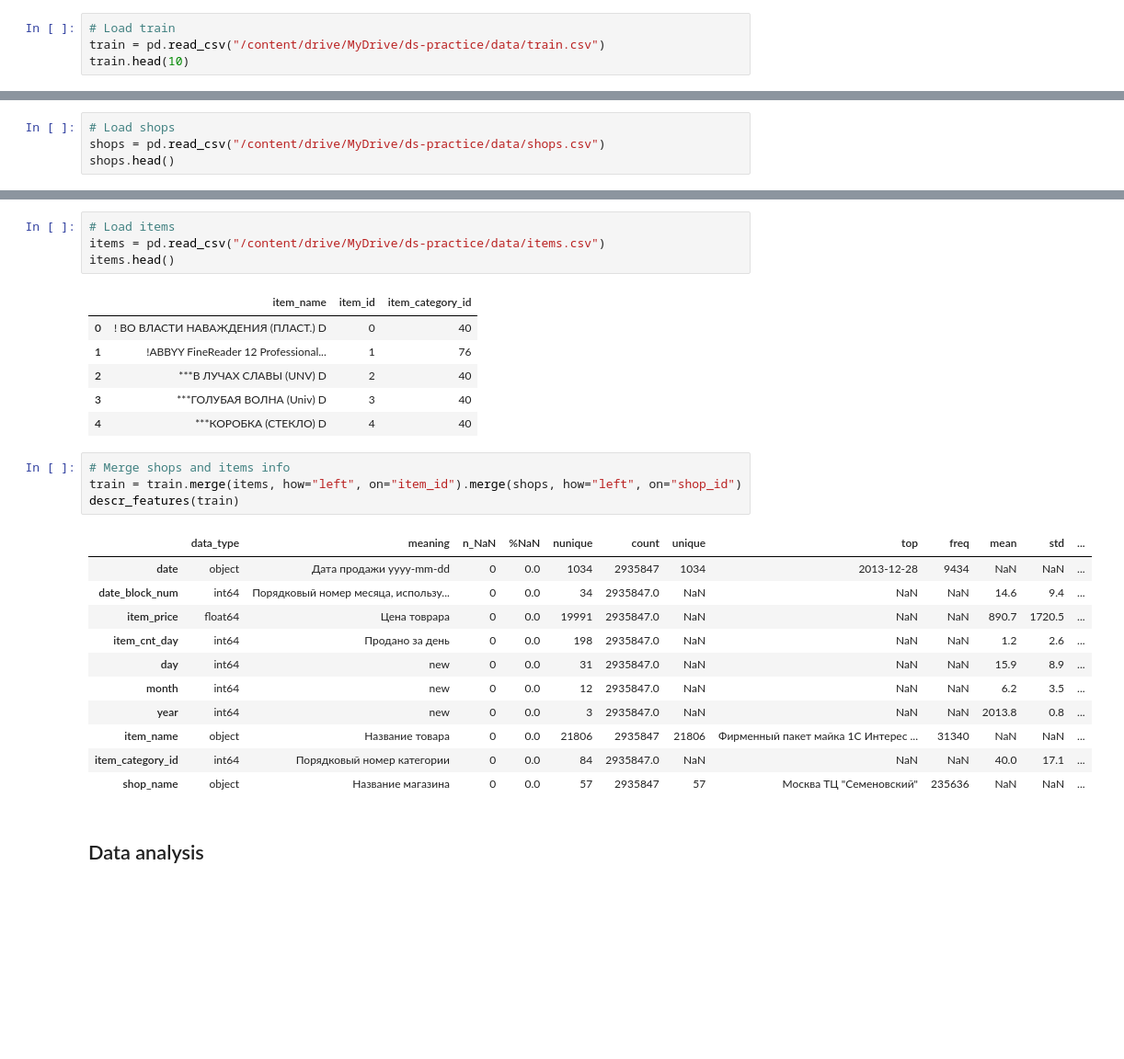
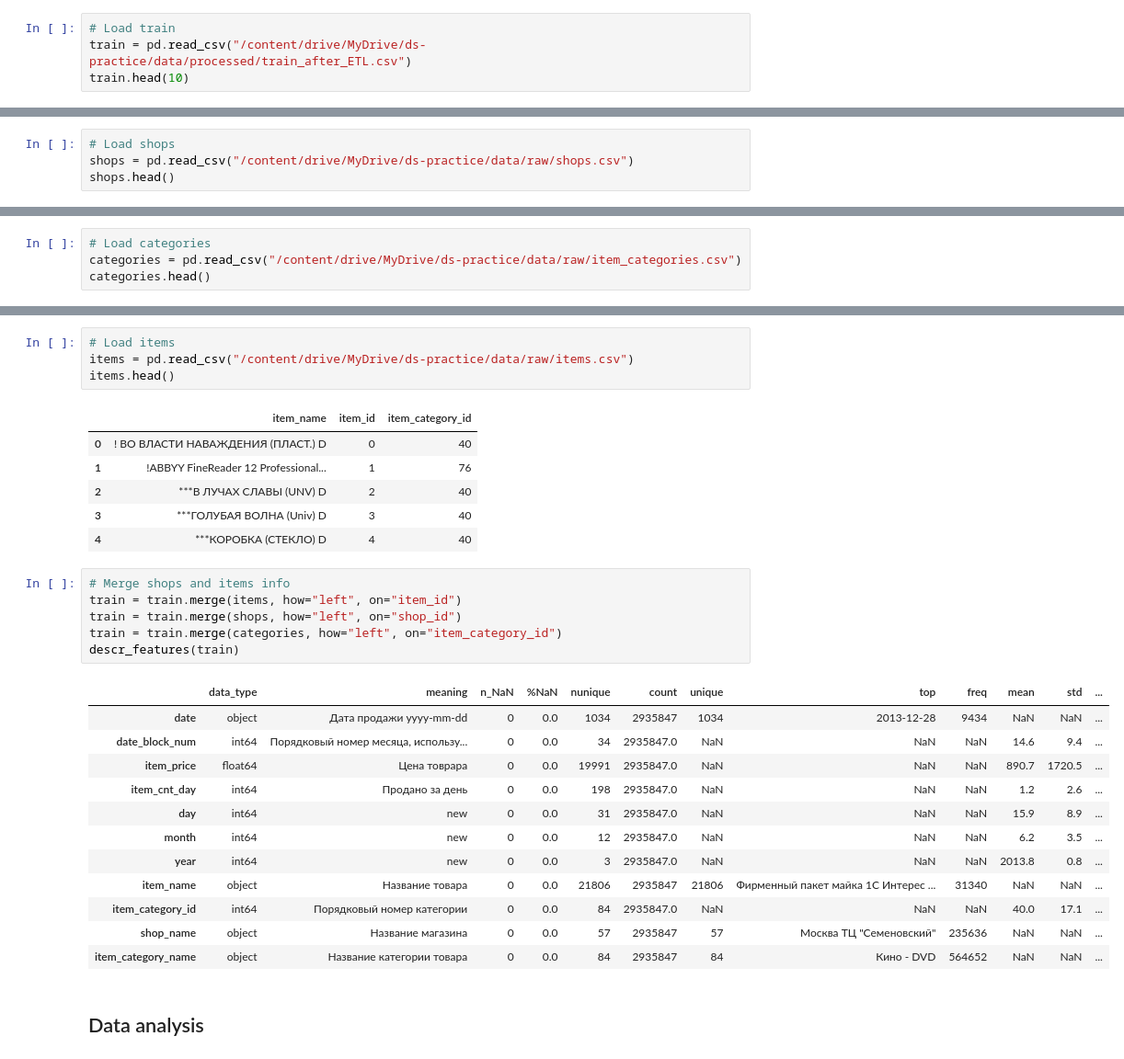
Before and after one commit to katsiarynashymchonak-trainee/ds-practice, a Jupyter notebook: EDA.ipynb, the cells around one changed output, grey strips where cells are left out. Shown at 92% size. Saved outputs shown, nothing was run; the diff lists cells and outputs as text; blank space fills up the shorter version.

```diff
--- a/EDA.ipynb
+++ b/EDA.ipynb
@@ -66,7 +66,7 @@ def descr_features(df):
 ## Data loading
 # %%
 # Load train
-train = pd.read_csv("/content/drive/MyDrive/ds-practice/data/train.csv")
+train = pd.read_csv("/content/drive/MyDrive/ds-practice/data/processed/train_after_ETL.csv")
 train.head(10)
 # %% [output]
 |  | date | date_block_num | shop_id | item_id | item_price | item_cnt_day | day | month | year |
@@ -93,7 +93,7 @@ test.head()
 | 4 | 5 | 5268 |
 # %%
 # Load shops
-shops = pd.read_csv("/content/drive/MyDrive/ds-practice/data/shops.csv")
+shops = pd.read_csv("/content/drive/MyDrive/ds-practice/data/raw/shops.csv")
 shops.head()
 # %% [output]
 |  | shop_name | shop_id |
@@ -102,3 +102,7 @@ shops.head()
 | 2 | Адыгея ТЦ "Мега" | 2 |
 | 3 | Балашиха ТРК "Октябрь-Киномир" | 3 |
 | 4 | Волжский ТЦ "Волга Молл" | 4 |
+# %%
+# Load categories
+categories = pd.read_csv("/content/drive/MyDrive/ds-practice/data/raw/item_categories.csv")
+categories.head()
@@ -105,6 +116,6 @@ shops.head()
 # %%
 # Load items
-items = pd.read_csv("/content/drive/MyDrive/ds-practice/data/items.csv")
+items = pd.read_csv("/content/drive/MyDrive/ds-practice/data/raw/items.csv")
 items.head()
 # %% [output]
 |  | item_name | item_id | item_category_id |
@@ -115,20 +126,23 @@ items.head()
 | 4 | ***КОРОБКА (СТЕКЛО) D | 4 | 40 |
 # %%
 # Merge shops and items info
-train = train.merge(items, how="left", on="item_id").merge(shops, how="left", on="shop_id")
+train = train.merge(items, how="left", on="item_id")
+train = train.merge(shops, how="left", on="shop_id")
+train = train.merge(categories, how="left", on="item_category_id")
 descr_features(train)
 # %% [output]
 |  | data_type | meaning | n_NaN | %NaN | nunique | count | unique | top | freq | mean | std | ... |
 | date | object | Дата продажи yyyy-mm-dd | 0 | 0.0 | 1034 | 2935847 | 1034 | 2013-12-28 | 9434 | NaN | NaN | ... |
 | date_block_num | int64 | Порядковый номер месяца, использу... | 0 | 0.0 | 34 | 2935847.0 | NaN | NaN | NaN | 14.6 | 9.4 | ... |
 | item_price | float64 | Цена товрара | 0 | 0.0 | 19991 | 2935847.0 | NaN | NaN | NaN | 890.7 | 1720.5 | ... |
 | item_cnt_day | int64 | Продано за день | 0 | 0.0 | 198 | 2935847.0 | NaN | NaN | NaN | 1.2 | 2.6 | ... |
 | day | int64 | new | 0 | 0.0 | 31 | 2935847.0 | NaN | NaN | NaN | 15.9 | 8.9 | ... |
 | month | int64 | new | 0 | 0.0 | 12 | 2935847.0 | NaN | NaN | NaN | 6.2 | 3.5 | ... |
 | year | int64 | new | 0 | 0.0 | 3 | 2935847.0 | NaN | NaN | NaN | 2013.8 | 0.8 | ... |
 | item_name | object | Название товара | 0 | 0.0 | 21806 | 2935847 | 21806 | Фирменный пакет майка 1С Интерес ... | 31340 | NaN | NaN | ... |
 | item_category_id | int64 | Порядковый номер категории | 0 | 0.0 | 84 | 2935847.0 | NaN | NaN | NaN | 40.0 | 17.1 | ... |
 | shop_name | object | Название магазина | 0 | 0.0 | 57 | 2935847 | 57 | Москва ТЦ "Семеновский" | 235636 | NaN | NaN | ... |
+| item_category_name | object | Название категории товара | 0 | 0.0 | 84 | 2935847 | 84 | Кино - DVD | 564652 | NaN | NaN | ... |
 # %% [markdown]
 ## Data analysis
 # %%
```
Also changed, not shown: parts of 16 cells of this notebook.
